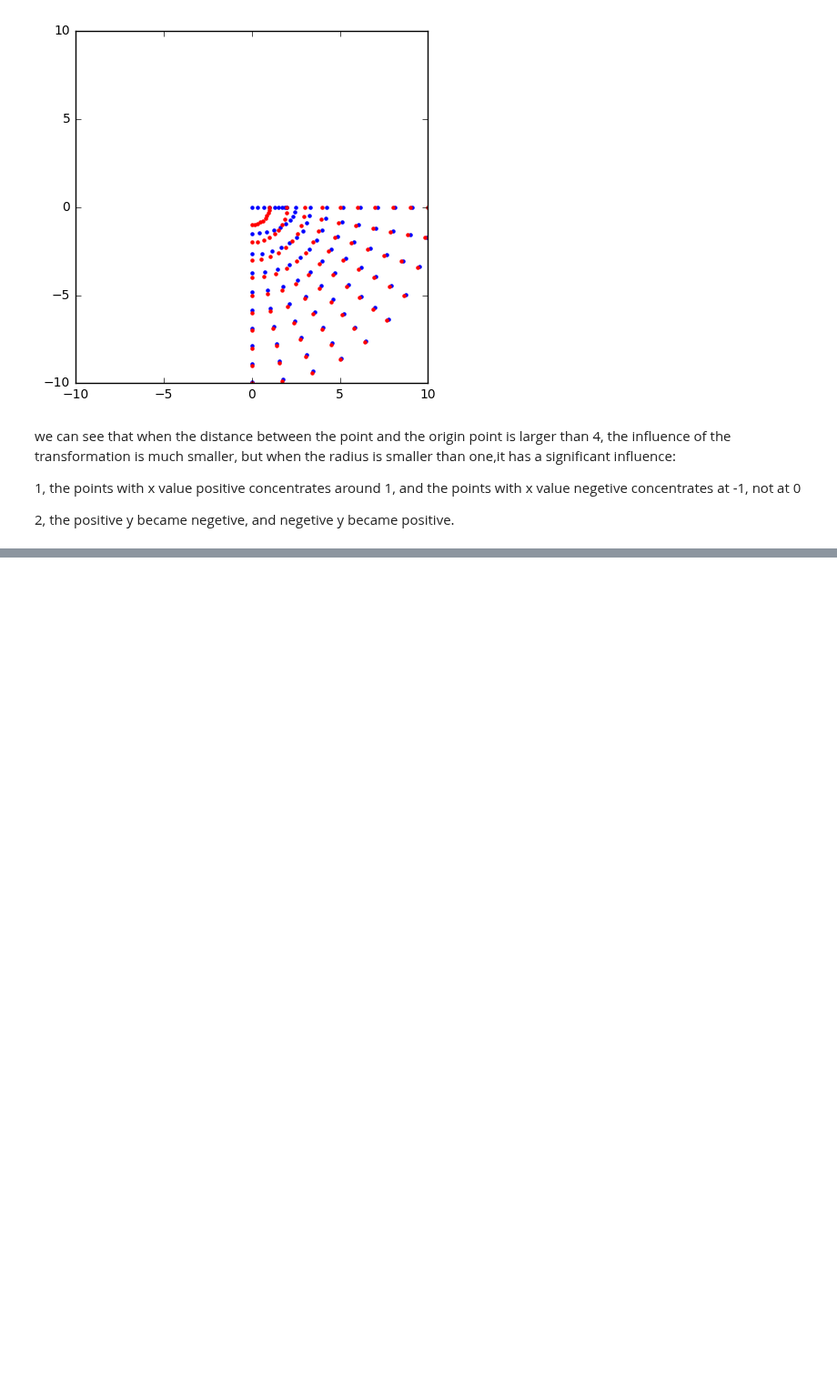
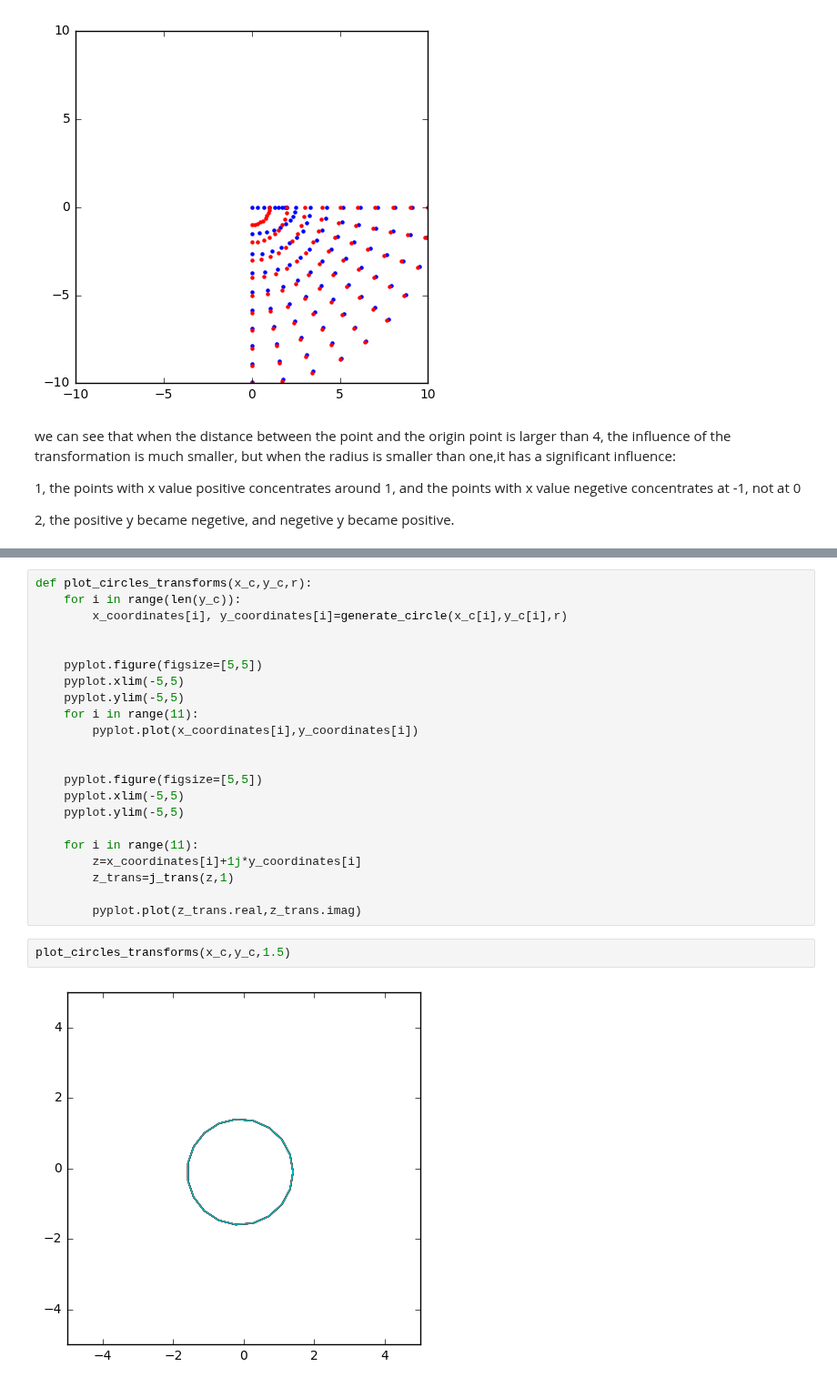
Before and after one commit to barbagroup/AeroPython-studentprojects2017, a Jupyter notebook: iamisrapel/Project_Joukowski_transformation.ipynb, the cells around one changed output, grey strips where cells are left out. Shown at 91% size. Drawn from its saved outputs; the diff is of its cells as text; blank space fills up the shorter version.

```diff
--- a/iamisrapel/Project_Joukowski_transformation.ipynb
+++ b/iamisrapel/Project_Joukowski_transformation.ipynb
@@ -79,0 +112,26 @@ we can see that when the distance between the point and the origin point is larg
+# %%
+def plot_circles_transforms(x_c,y_c,r):
+    for i in range(len(y_c)):
+        x_coordinates[i], y_coordinates[i]=generate_circle(x_c[i],y_c[i],r)
+
+
+    pyplot.figure(figsize=[5,5])
+    pyplot.xlim(-5,5)
+    pyplot.ylim(-5,5)
+    for i in range(11):
+        pyplot.plot(x_coordinates[i],y_coordinates[i])
+
+
+    pyplot.figure(figsize=[5,5])
+    pyplot.xlim(-5,5)
+    pyplot.ylim(-5,5)
+
+    for i in range(11):
+        z=x_coordinates[i]+1j*y_coordinates[i]
+        z_trans=j_trans(z,1)
+
+        pyplot.plot(z_trans.real,z_trans.imag)
+# %%
+plot_circles_transforms(x_c,y_c,1.5)
+# %% [output]
+[figure, added]
```
Also changed, not shown: parts of 8 cells of this notebook.
